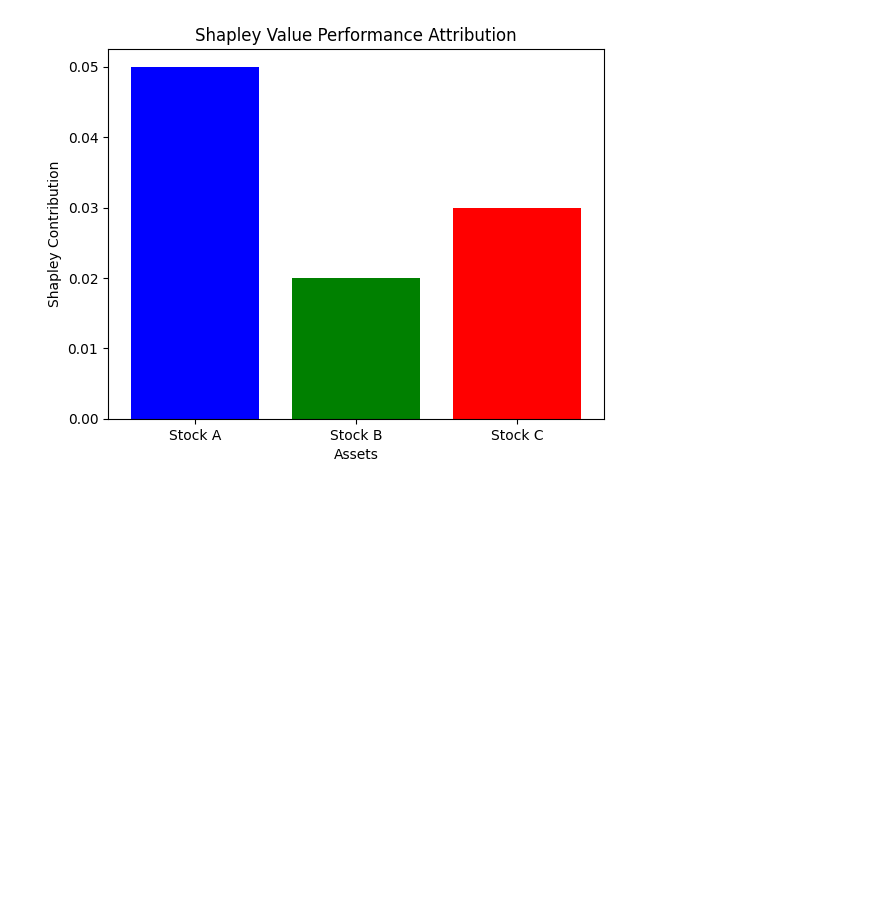
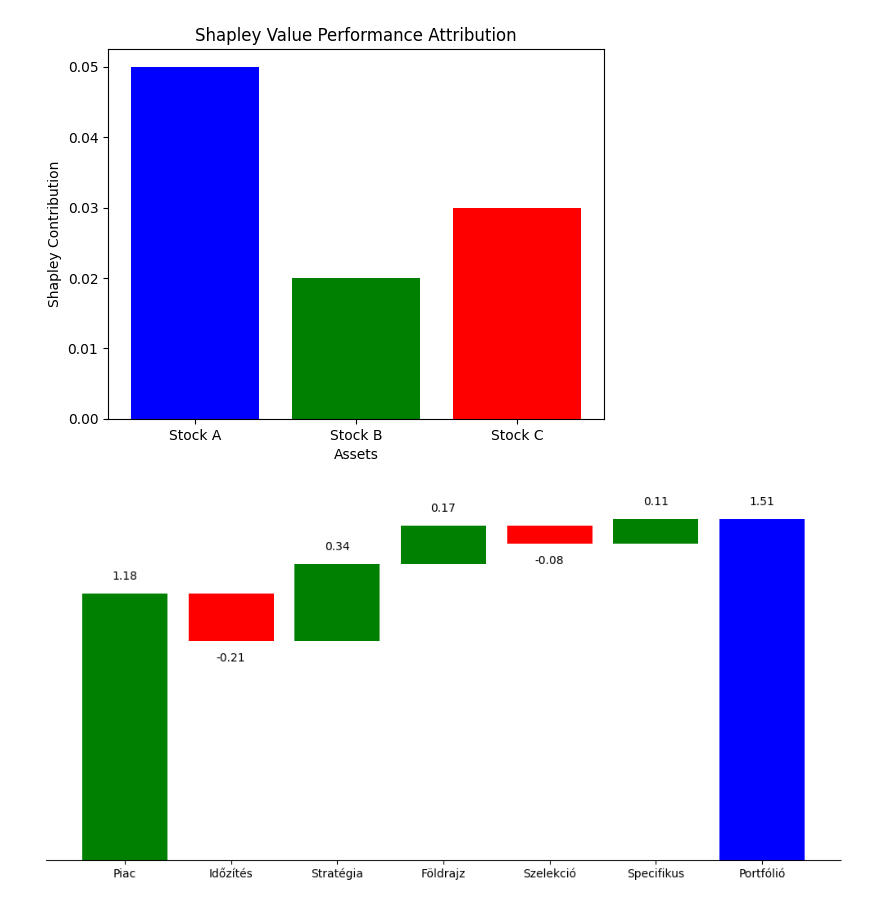
Before and after one commit to kelali01/szakdolgozat, a Jupyter notebook: elso.ipynb, the cells around one changed output. Drawn from its saved outputs; the diff is of its cells as text; code cells hidden in the pictures; blank space fills up the shorter version.

```diff
--- a/elso.ipynb
+++ b/elso.ipynb
@@ -78,3 +78,56 @@ plt.title("Shapley Value Performance Attribution")
 plt.show()
 # %% [output]
 [figure]
+# %%
+import matplotlib.pyplot as plt
+
+# A bemeneti értékek
+categories = ['Piac', 'Időzítés', 'Stratégia', 'Földrajz', 'Szelekció', 'Specifikus', 'Portfólió']
+values = [1.18, -0.21, 0.34, 0.17, -0.08, 0.11, 0]
+values1 = [1.18, -0.21, 0.34, 0.17, -0.08, 0.11, 1.51]
+
+
+# Kiszámítjuk a kumulált értékeket (Portfólió nélkül)
+step_values = [values[0]]
+for v in values[1:-1]:  # az utolsó elem a Portfólió, azt külön kezeljük
+    step_values.append(step_values[-1] + v)
+
+# A kezdőpontok (bottom) az oszlopokhoz
+starts = [0] + step_values[:-1]
+
+# Az oszlop színezése: pozitív zöld, negatív piros, végső összeg kék
+colors = ['green' if v >= 0 else 'red' for v in values[:-1]] + ['blue']
+
+# A ténylegesen megjelenített értékek (Portfólió kumulált összegként)
+display_values = values[:-1] + [step_values[-1] + values[-1]]
+starts += [0]  # Portfólió a 0-ról indul
+
+# Ábra kirajzolása
+plt.figure(figsize=(10, 5))
+bars = plt.bar(categories, display_values, bottom=starts, color=colors)
+
+# Értékek kiírása oszlop tetejére
+for i, bar in enumerate(bars):
+    yval = bar.get_height()
+    bottom = bar.get_y()
+    # label_val = starts[i] + yval
+    label_val = values1[i]
+    plt.text(bar.get_x() + bar.get_width() / 2.0,
+             bottom + yval + 0.05 * (1 if yval >= 0 else -1),
+             f'{label_val:.2f}', ha='center', va='bottom' if yval >= 0 else 'top')
+
+# Formázás
+# plt.title("Portfólió teljesítmény vízesés diagramja")
+# plt.ylabel("Hozzájárulás (%)")
+# plt.axhline(0, color='black', linewidth=0.8)
+# plt.grid(axis='y', linestyle='--', alpha=0.7)
+plt.gca().spines['top'].set_visible(False)
+plt.gca().spines['right'].set_visible(False)
+plt.gca().spines['left'].set_visible(False)
+# plt.gca().spines['bottom'].set_visible(False)
+plt.gca().yaxis.set_visible(False)
+plt.tight_layout()
+plt.savefig("waterfall_plot.pdf", dpi=300, bbox_inches='tight')
+plt.show()
+# %% [output]
+[figure, added]
```
Also changed, not shown: 1 other file.
